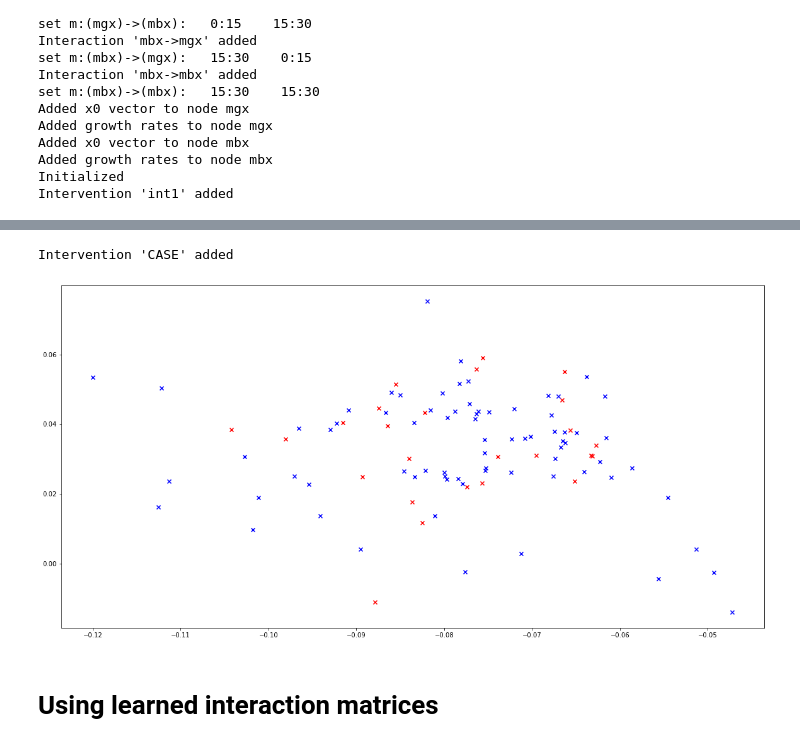
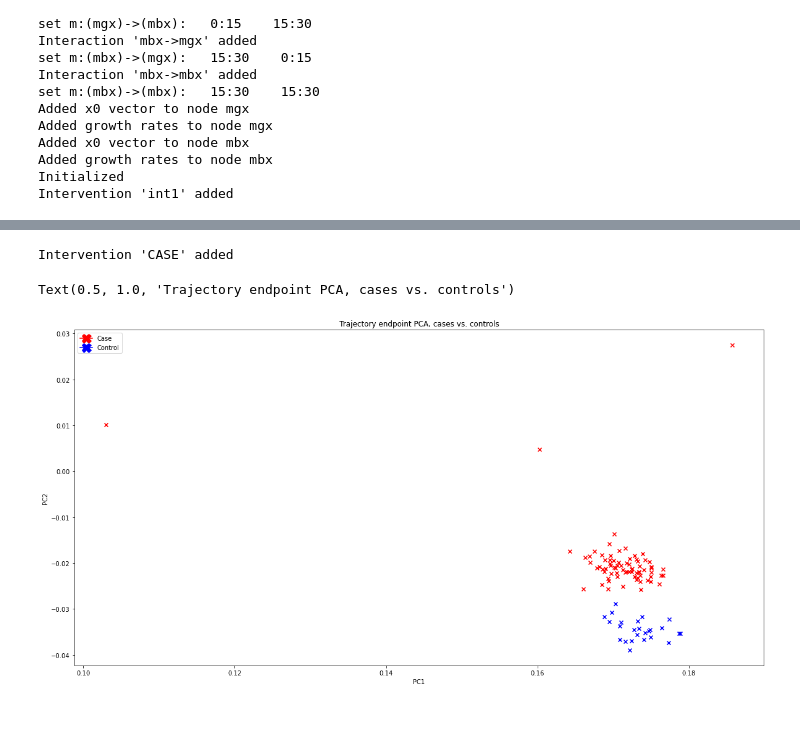
Before and after one commit to pchlenski/misdeed, a Jupyter notebook: notebooks/examples.ipynb, the cells around one changed output, grey strips where cells are left out. Cells and saved outputs as stored; diff of their text form; code cells hidden in the pictures; blank space fills up the shorter version.

```diff
--- a/notebooks/examples.ipynb
+++ b/notebooks/examples.ipynb
@@ -34,11 +49,21 @@ np.random.seed(10 )
 # %%
 # Set global variables
-TIME_POINTS = 100
-TIME_STEP = 1e-1 # Update abundances 10x/day
+TIME_POINTS = 1000
+TIME_STEP = 1e-2 # Update abundances 100x/day
 NODE_NAMES = ['mgx', 'mbx'] # 2 nodes named 'mgx' and 'mbx'
 NODE_SIZES = [15, 15] # Set interaction matrices and growth rates randomly
-INTERVENTION_START = 50 # Start intervention at day 50
-INTERVENTION_END = 100 # End intervention at day 100
+INTERVENTION_START = int(TIME_POINTS / 2) # Start intervention halfway through
+INTERVENTION_END = TIME_POINTS # End intervention at the end
+DOWNSAMPLE = 20 # Keep every 20-th time point (Results in 50 time points covering 10 days)
+
+# Generator variables
+NOISE_VAR = .01
+N_TRAJECTORIES = 20
+
+# Case-control variables
+N_PATIENTS = 100
+CASE_CONTROL = .75
+EFFECT_SIZE = 1
 
 # Get names
 NAMES_MGX = [f"mgx_{i}" for i in range(NODE_SIZES[0])]
@@ -102,20 +161,28 @@ plot_pca(
 # %%
 # Run case-control and plot:
 z3_control, x3_control, y3_control, z3_case, x3_case, y3_case = gen.case_control(
-    participants=100,
-    case_frac=.75,
+    participants=N_PATIENTS,
+    case_frac=CASE_CONTROL,
     node_name='mgx',
-    effect_size=1,
-    dt=TIME_STEP
+    effect_size=EFFECT_SIZE,
+    dt=TIME_STEP,
+    noise_var=NOISE_VAR
 )
 plot_pca(
     trajectories=[y3_control, y3_case],
     node_name='mgx',
-    colors=['red', 'blue'],
+    colors=["blue", "red"],
     plot_trajectories=False
 )
+
+# Labels
+l1 = plt.Line2D([0], [0], color="red", marker="X", markersize=15, label="Case")
+l2 = plt.Line2D([0], [0], color="blue", marker="X", markersize=15, label="Control")
+plt.legend(handles=[l1, l2])
+plt.xlabel("PC1")
+plt.ylabel("PC2")
+plt.title("Trajectory endpoint PCA, cases vs. controls")
 # %% [output]
 Intervention 'CASE' added
+Text(0.5, 1.0, 'Trajectory endpoint PCA, cases vs. controls')
-[figure, old version]
+[figure, new version]
-# %% [markdown]
-# Using learned interaction matrices
```
Also changed, not shown: parts of 16 cells of this notebook.
